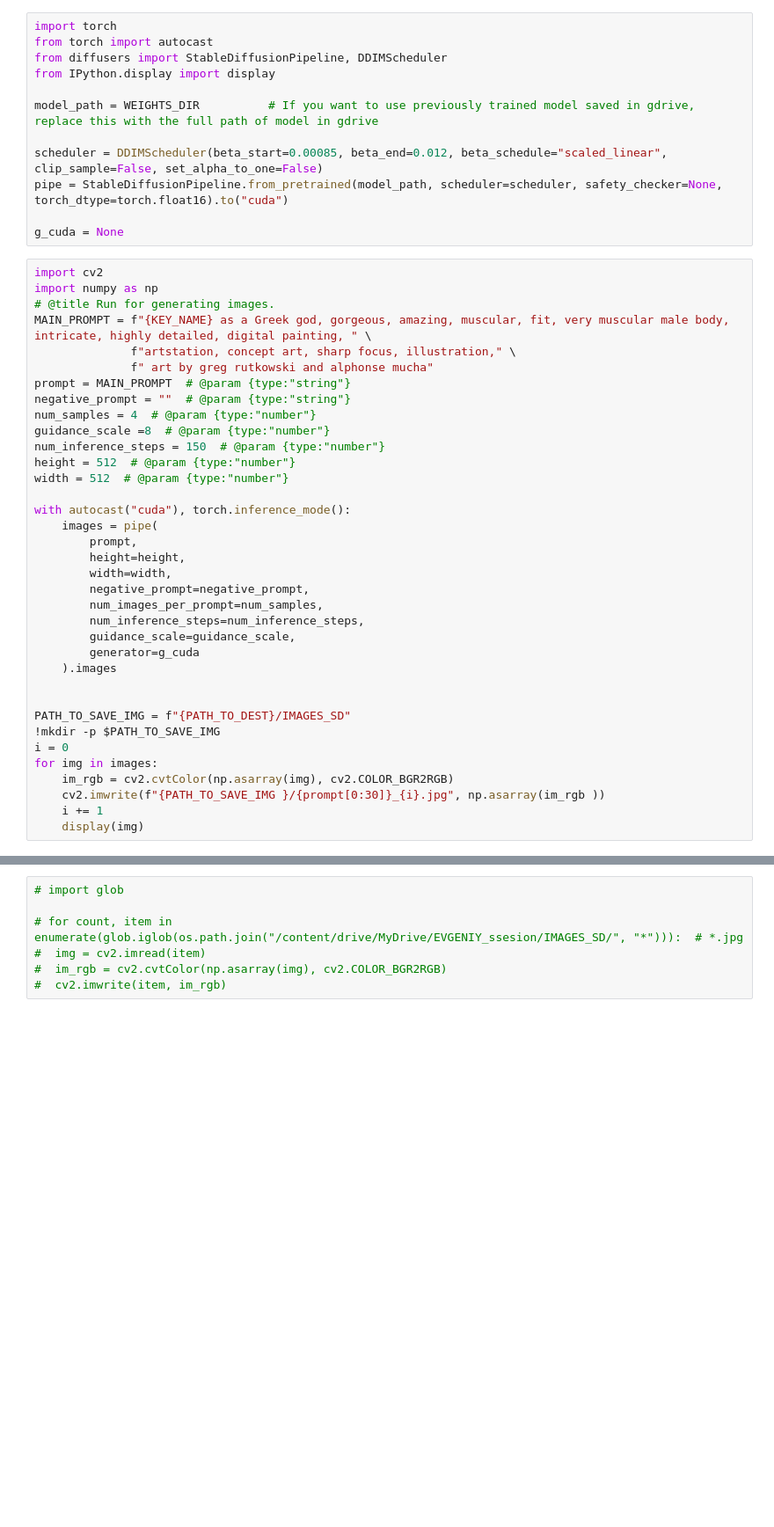
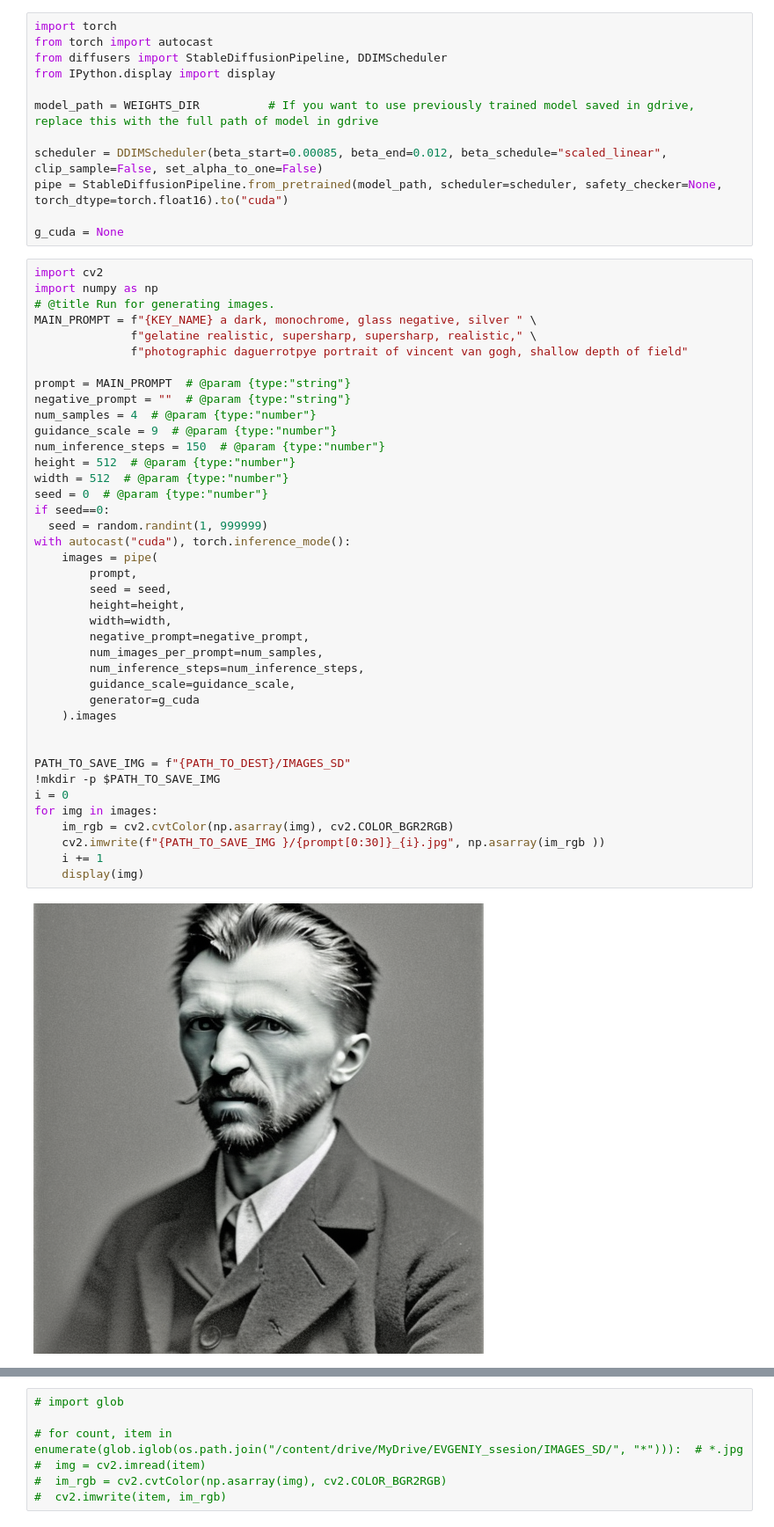
Before and after one commit to titika2013/Train_stable_diffusion_dreambooth, a Jupyter notebook: Local_fast_DreamBooth_unix.ipynb, the cells around one changed output, grey strips where cells are left out. Shown at 88% size. Cells and saved outputs as stored; diff of their text form; blank space fills up the shorter version.

```diff
--- a/Local_fast_DreamBooth_unix.ipynb
+++ b/Local_fast_DreamBooth_unix.ipynb
@@ -803,35 +803,41 @@ g_cuda = None
 import cv2
 import numpy as np
 # @title Run for generating images.
-MAIN_PROMPT = f"{KEY_NAME} as a Greek god, gorgeous, amazing, muscular, fit, very muscular male body, intricate, highly detailed, digital painting, " \
-              f"artstation, concept art, sharp focus, illustration," \
-              f" art by greg rutkowski and alphonse mucha"
+MAIN_PROMPT = f"{KEY_NAME} a dark, monochrome, glass negative, silver " \
+              f"gelatine realistic, supersharp, supersharp, realistic," \
+              f"photographic daguerrotpye portrait of vincent van gogh, shallow depth of field"
+
 prompt = MAIN_PROMPT  # @param {type:"string"}
 negative_prompt = ""  # @param {type:"string"}
 num_samples = 4  # @param {type:"number"}
-guidance_scale =8  # @param {type:"number"}
+guidance_scale = 9  # @param {type:"number"}
 num_inference_steps = 150  # @param {type:"number"}
 height = 512  # @param {type:"number"}
 width = 512  # @param {type:"number"}
-
+seed = 0  # @param {type:"number"}
+if seed==0:
+  seed = random.randint(1, 999999)
 with autocast("cuda"), torch.inference_mode():
     images = pipe(
         prompt,
+        seed = seed,
         height=height,
         width=width,
         negative_prompt=negative_prompt,
         num_images_per_prompt=num_samples,
         num_inference_steps=num_inference_steps,
         guidance_scale=guidance_scale,
         generator=g_cuda
     ).images
 
 
 PATH_TO_SAVE_IMG = f"{PATH_TO_DEST}/IMAGES_SD"
 !mkdir -p $PATH_TO_SAVE_IMG
 i = 0
 for img in images:
     im_rgb = cv2.cvtColor(np.asarray(img), cv2.COLOR_BGR2RGB)
     cv2.imwrite(f"{PATH_TO_SAVE_IMG }/{prompt[0:30]}_{i}.jpg", np.asarray(im_rgb ))
     i += 1
     display(img)
+# %% [output]
+[figure, added]
```
Also changed, not shown: parts of 1 cell of this notebook.
